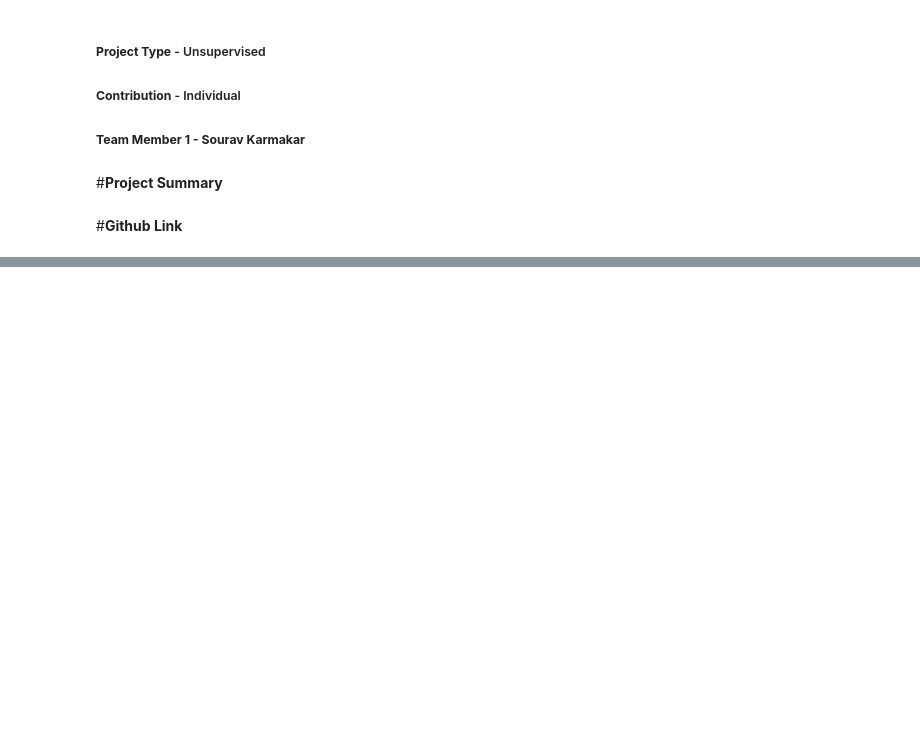
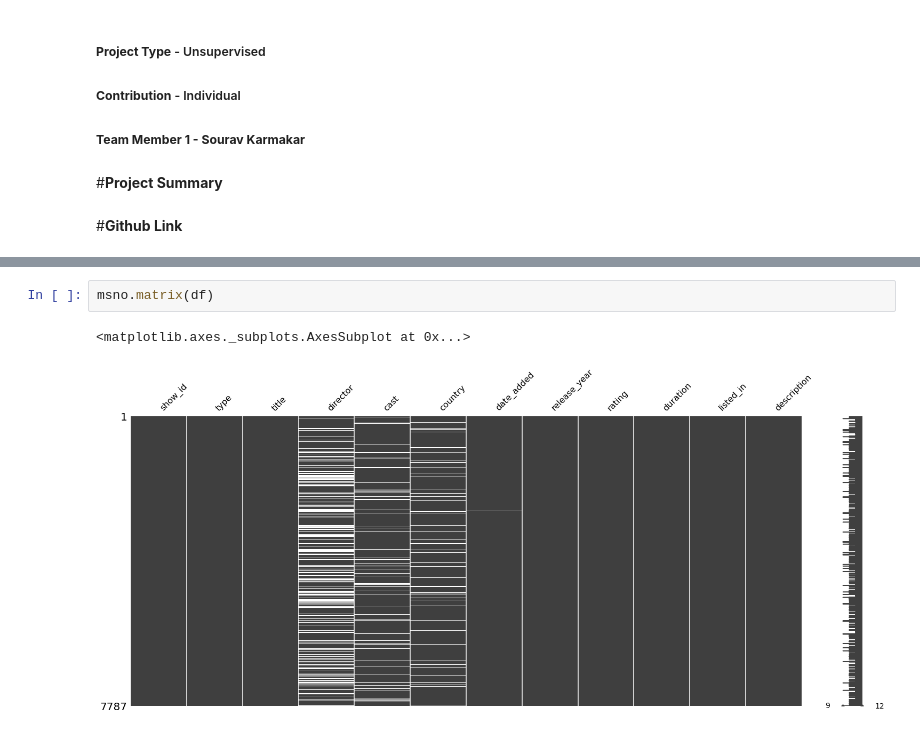
Before and after one commit to souravkarma/NETFLIX-MOVIES-AND-TV-SHOWS-CLUSTERING, a Jupyter notebook: Sourav_Karmakar_NETFLIX_MOVIES_AND_TV_SHOWS_CLUSTERING.ipynb, the cells around one changed output, grey strips where cells are left out. Cells and saved outputs as stored; diff of their text form; blank space fills up the shorter version.

```diff
--- a/Sourav_Karmakar_NETFLIX_MOVIES_AND_TV_SHOWS_CLUSTERING.ipynb
+++ b/Sourav_Karmakar_NETFLIX_MOVIES_AND_TV_SHOWS_CLUSTERING.ipynb
@@ -12,0 +177,5 @@
+# %%
+msno.matrix(df)
+# %% [output]
+<matplotlib.axes._subplots.AxesSubplot at 0x...>
+[figure, added]
```
Also changed, not shown: parts of 87 cells of this notebook.
